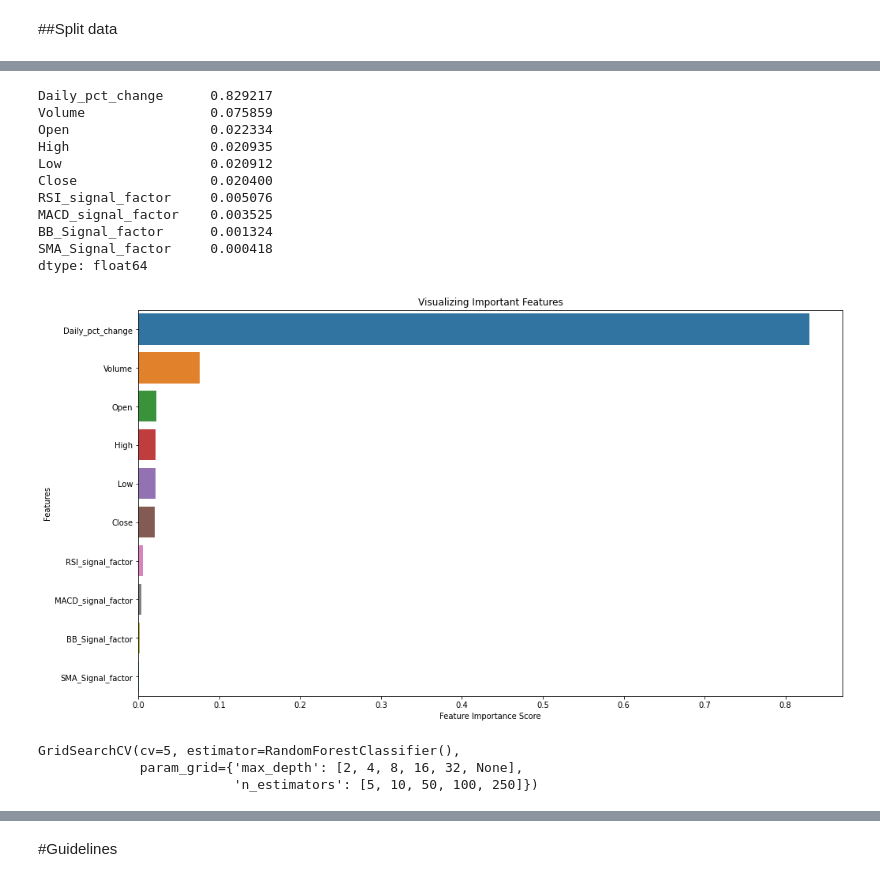
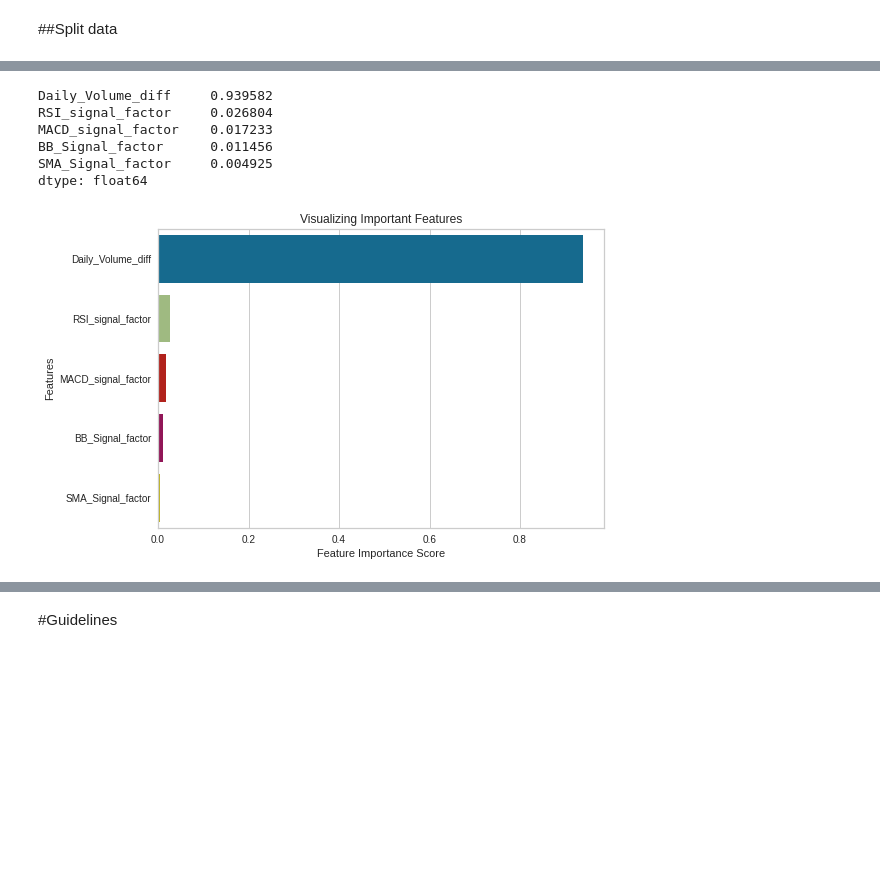
Before and after one commit to mrreyesm/FINANCIAL_ASSET_ANALYSIS, a Jupyter notebook: FINANCIAL_ASSET_ANALYSIS_VISA.ipynb, the cells around one changed output, grey strips where cells are left out. Cells and saved outputs as stored; diff of their text form; code cells hidden in the pictures; blank space fills up the shorter version.

```diff
--- a/FINANCIAL_ASSET_ANALYSIS_VISA.ipynb
+++ b/FINANCIAL_ASSET_ANALYSIS_VISA.ipynb
@@ -679,7 +736,6 @@ TARGET VARIABLE WITH A THRESHOLD OF +- 1 %
 # %% [markdown]
 ##Split data
 # %%
-columns_ = ['Open','High','Low','Close','Volume','Daily_pct_change','RSI_signal_factor','MACD_signal_factor','SMA_Signal_factor','BB_Signal_factor']
-columns = ['Open','High','Low','Close','Volume','Daily_pct_change','RSI_signal_factor','MACD_signal_factor','SMA_Signal_factor','BB_Signal_factor','target_variable']
-X_train, X_test, y_train, y_test = split_data(hist, columns, test_size = 0.2)
+columns = ['Daily_Volume_diff','RSI_signal_factor','MACD_signal_factor','SMA_Signal_factor','BB_Signal_factor','target_variable']
+X_train, X_test, y_train, y_test, today = split_data(hist, columns, test_size = 0.2)
 # %% [output]
@@ -707,0 +769,8 @@ Accuracy: 1.0
+# %%
+forest = RandomForestClassifier(random_state=42)
+forest.fit(X_train, y_train)
+y_pred = forest.predict(X_test)
+print("Accuracy:", accuracy_score(y_test, y_pred))
+clas = classification_report(y_test, y_pred, output_dict=True)
+clas = pd.DataFrame(clas).transpose()
+print(tabulate(clas, headers='keys', tablefmt='psql'), "\n")
@@ -707,0 +788,9 @@ Accuracy: 1.0
+# %%
+# Find the best parameters
+parameters = {
+    "n_estimators":[5,10,50,100,250],
+}
+grid_searcher = GridSearchCV(forest,parameters,cv=5)
+grid_searcher.fit(X_train,y_train.values.ravel())
+grid = pd.DataFrame(grid_searcher.cv_results_).sort_values('mean_test_score', ascending=False)[['params', 'mean_fit_time', 'mean_test_score', 'rank_test_score']].head(10)
+print(tabulate(grid, headers='keys', tablefmt='psql'), "\n")
@@ -707,0 +807,8 @@ Accuracy: 1.0
+# %%
+forest = RandomForestClassifier(n_estimators=10, random_state=42)
+forest.fit(X_train, y_train)
+y_pred = forest.predict(X_test)
+print(f"The accuracy of the model is {round(accuracy_score(y_test,y_pred),3)*100} %")
+clas = classification_report(y_test, y_pred, output_dict=True)
+clas = pd.DataFrame(clas).transpose()
+print(tabulate(clas, headers='keys', tablefmt='psql'), "\n")
@@ -708,23 +849,18 @@ Accuracy: 1.0
 # %%
-feature_imp = pd.Series(forest.feature_importances_,index=hist[columns_].columns).sort_values(ascending=False)
+feature_imp = pd.Series(forest.feature_importances_,index=hist[columns[:-1]].columns).sort_values(ascending=False)
 print(feature_imp)
 # Creating a bar plot
 sns.barplot(x=feature_imp, y=feature_imp.index)
 # Add labels to your graph
 plt.xlabel('Feature Importance Score')
 plt.ylabel('Features')
 plt.title("Visualizing Important Features")
 plt.show()
 # %% [output]
-Daily_pct_change      0.829217
-Volume                0.075859
-Open                  0.022334
-High                  0.020935
-Low                   0.020912
-Close                 0.020400
-RSI_signal_factor     0.005076
-MACD_signal_factor    0.003525
-BB_Signal_factor      0.001324
-SMA_Signal_factor     0.000418
+Daily_Volume_diff     0.939582
+RSI_signal_factor     0.026804
+MACD_signal_factor    0.017233
+BB_Signal_factor      0.011456
+SMA_Signal_factor     0.004925
 dtype: float64
-[figure, old version]
+[figure, new version]
@@ -733,13 +866,0 @@ from sklearn.model_selection import GridSearchCV
-# %%
-# Find the best parameters
-rfc = RandomForestClassifier()
-parameters = {
-    "n_estimators":[5,10,50,100,250],
-    "max_depth":[2,4,8,16,32,None]
-}
-cv = GridSearchCV(rfc,parameters,cv=5)
-cv.fit(X_train,y_train.values.ravel())
-# %% [output]
-GridSearchCV(cv=5, estimator=RandomForestClassifier(),
-             param_grid={'max_depth': [2, 4, 8, 16, 32, None],
-                         'n_estimators': [5, 10, 50, 100, 250]})
```
Also changed, not shown: parts of 33 cells of this notebook.
